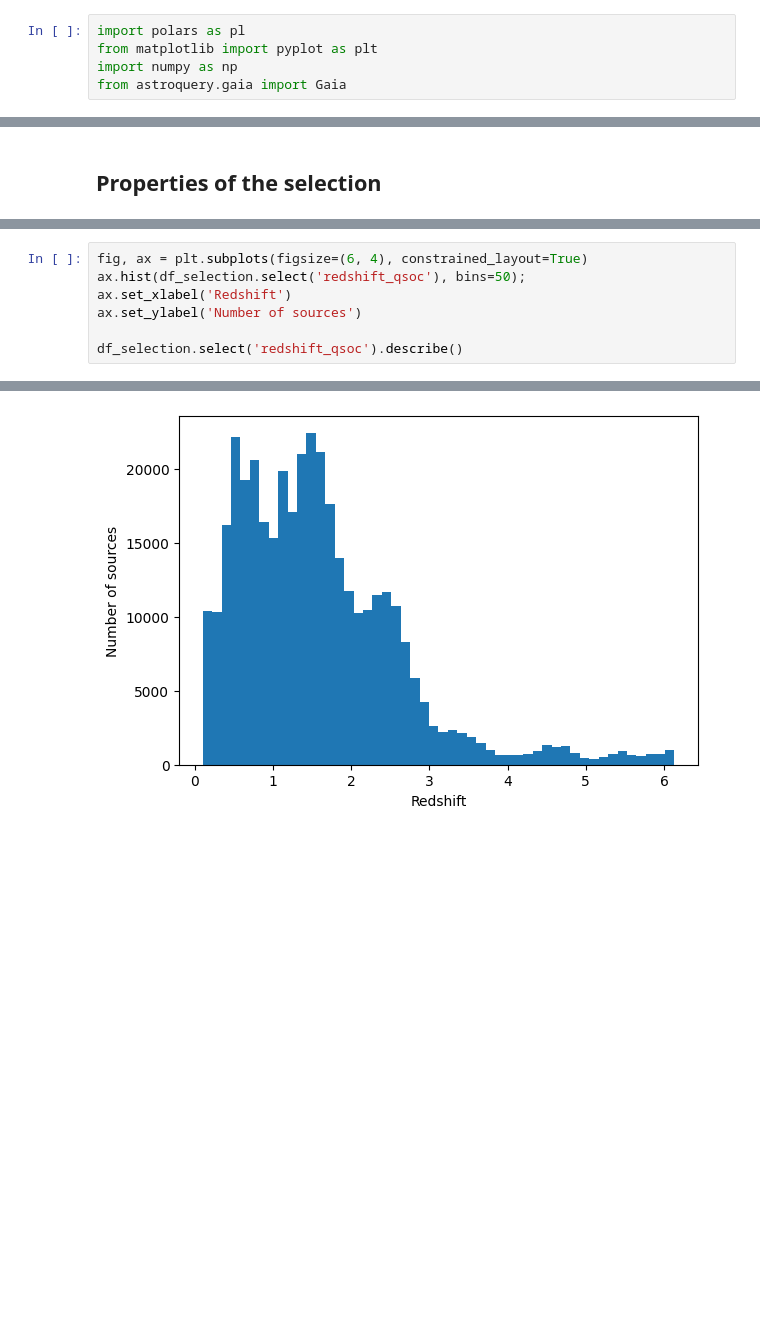
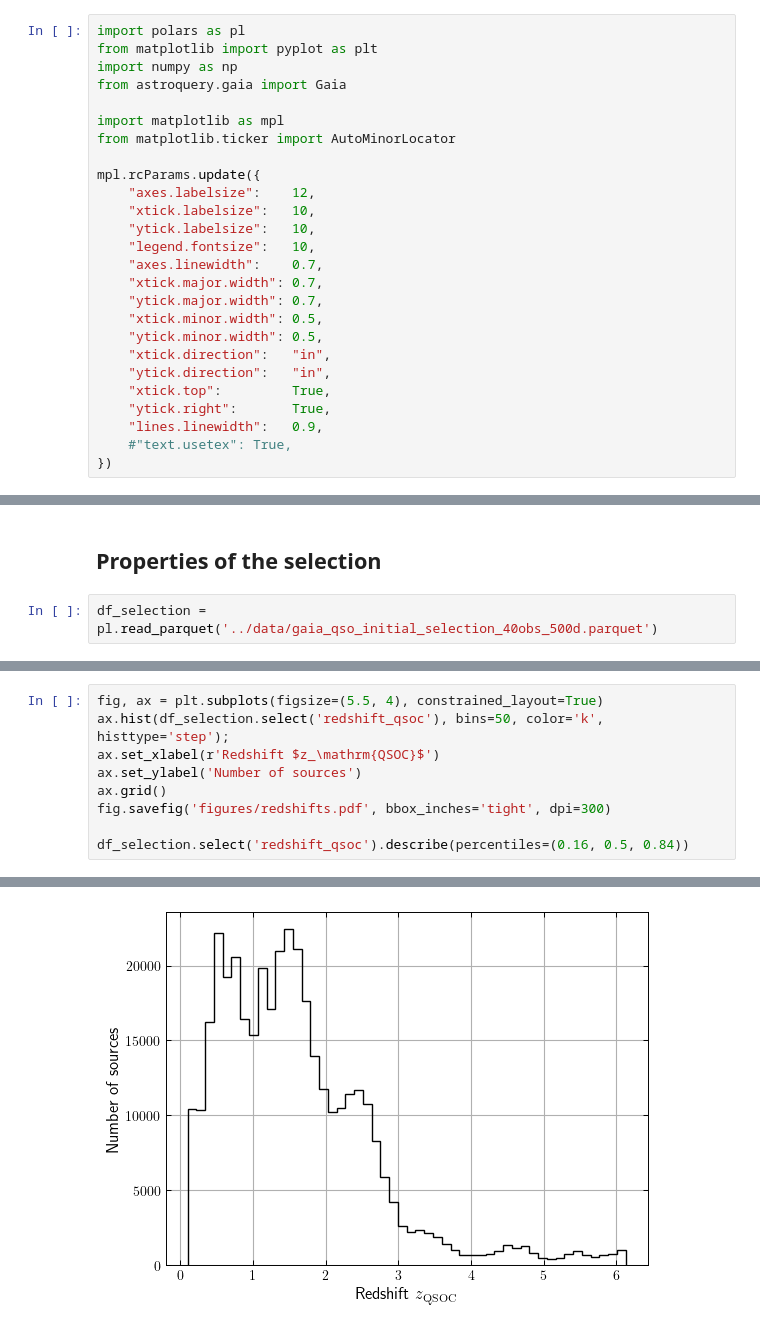
Before and after one commit to IvS-KULeuven/GASP, a Jupyter notebook: notebooks/gaia_qso_initial_selection.ipynb, the cells around one changed output, grey strips where cells are left out. Drawn from its saved outputs; the diff is of its cells as text; blank space fills up the shorter version.

```diff
--- a/notebooks/gaia_qso_initial_selection.ipynb
+++ b/notebooks/gaia_qso_initial_selection.ipynb
@@ -5,3 +5,24 @@ import polars as pl
 from matplotlib import pyplot as plt
 import numpy as np
 from astroquery.gaia import Gaia
+
+import matplotlib as mpl
+from matplotlib.ticker import AutoMinorLocator
+
+mpl.rcParams.update({
+    "axes.labelsize":    12,
+    "xtick.labelsize":   10,
+    "ytick.labelsize":   10,
+    "legend.fontsize":   10,
+    "axes.linewidth":    0.7,
+    "xtick.major.width": 0.7,
+    "ytick.major.width": 0.7,
+    "xtick.minor.width": 0.5,
+    "ytick.minor.width": 0.5,
+    "xtick.direction":   "in",
+    "ytick.direction":   "in",
+    "xtick.top":         True,
+    "ytick.right":       True,
+    "lines.linewidth":   0.9,
+    #"text.usetex": True,
+})
@@ -44,4 +63,6 @@ INFO: Query finished. [astroquery.utils.tap.core]
 df_selection.write_parquet('../data/gaia_qso_initial_selection_40obs_500d.parquet')
 # %% [markdown]
 ## Properties of the selection
+# %%
+df_selection = pl.read_parquet('../data/gaia_qso_initial_selection_40obs_500d.parquet')
 # %%
@@ -68,10 +90,12 @@ shape: (9, 2)
 # %%
-fig, ax = plt.subplots(figsize=(6, 4), constrained_layout=True)
-ax.hist(df_selection.select('redshift_qsoc'), bins=50);
-ax.set_xlabel('Redshift')
+fig, ax = plt.subplots(figsize=(5.5, 4), constrained_layout=True)
+ax.hist(df_selection.select('redshift_qsoc'), bins=50, color='k', histtype='step');
+ax.set_xlabel(r'Redshift $z_\mathrm{QSOC}$')
 ax.set_ylabel('Number of sources')
+ax.grid()
+fig.savefig('figures/redshifts.pdf', bbox_inches='tight', dpi=300)
 
-df_selection.select('redshift_qsoc').describe()
+df_selection.select('redshift_qsoc').describe(percentiles=(0.16, 0.5, 0.84))
 # %% [output]
 shape: (9, 2)
 | statistic | redshift_qsoc |
@@ -87,4 +111,4 @@ shape: (9, 2)
 | "max" | 6.129329 |
-[figure, old version]
+[figure, new version]
 # %%
 fig, ax = plt.subplots(figsize=(6, 4), constrained_layout=True)
```
Also changed, not shown: parts of 12 cells of this notebook, 2 other files.
